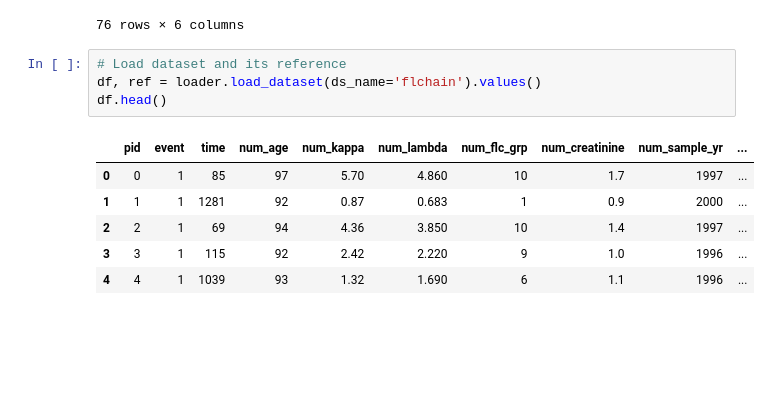
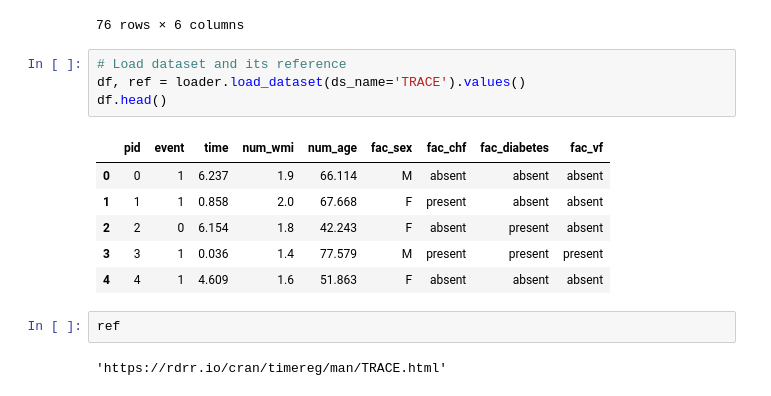
Before and after one commit to jiaxiang-cheng/CoxKAN, a Jupyter notebook: notebook/Hello SurvSet.ipynb, the cells around one changed output. Cells and saved outputs as stored; diff of their text form; blank space fills up the shorter version.

```diff
--- a/notebook/Hello SurvSet.ipynb
+++ b/notebook/Hello SurvSet.ipynb
@@ -20,12 +20,16 @@ loader.df_ds
 76 rows × 6 columns
 # %%
 # Load dataset and its reference
-df, ref = loader.load_dataset(ds_name='flchain').values()
+df, ref = loader.load_dataset(ds_name='TRACE').values()
 df.head()
 # %% [output]
-|  | pid | event | time | num_age | num_kappa | num_lambda | num_flc_grp | num_creatinine | num_sample_yr | ... |
-| 0 | 0 | 1 | 85 | 97 | 5.70 | 4.860 | 10 | 1.7 | 1997 | ... |
-| 1 | 1 | 1 | 1281 | 92 | 0.87 | 0.683 | 1 | 0.9 | 2000 | ... |
-| 2 | 2 | 1 | 69 | 94 | 4.36 | 3.850 | 10 | 1.4 | 1997 | ... |
-| 3 | 3 | 1 | 115 | 92 | 2.42 | 2.220 | 9 | 1.0 | 1996 | ... |
-| 4 | 4 | 1 | 1039 | 93 | 1.32 | 1.690 | 6 | 1.1 | 1996 | ... |
+|  | pid | event | time | num_wmi | num_age | fac_sex | fac_chf | fac_diabetes | fac_vf |
+| 0 | 0 | 1 | 6.237 | 1.9 | 66.114 | M | absent | absent | absent |
+| 1 | 1 | 1 | 0.858 | 2.0 | 67.668 | F | present | absent | absent |
+| 2 | 2 | 0 | 6.154 | 1.8 | 42.243 | F | absent | present | absent |
+| 3 | 3 | 1 | 0.036 | 1.4 | 77.579 | M | present | present | present |
+| 4 | 4 | 1 | 4.609 | 1.6 | 51.863 | F | absent | absent | absent |
+# %%
+ref
+# %% [output]
+'https://rdrr.io/cran/timereg/man/TRACE.html'
```
Also changed, not shown: parts of 2 cells of this notebook, 42 other files.
